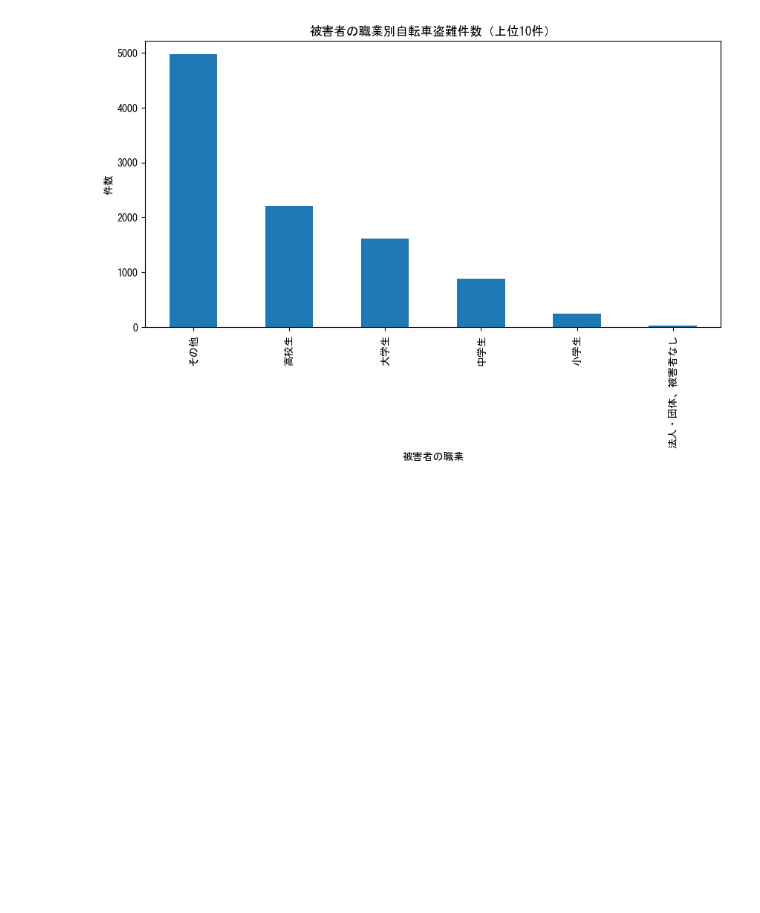
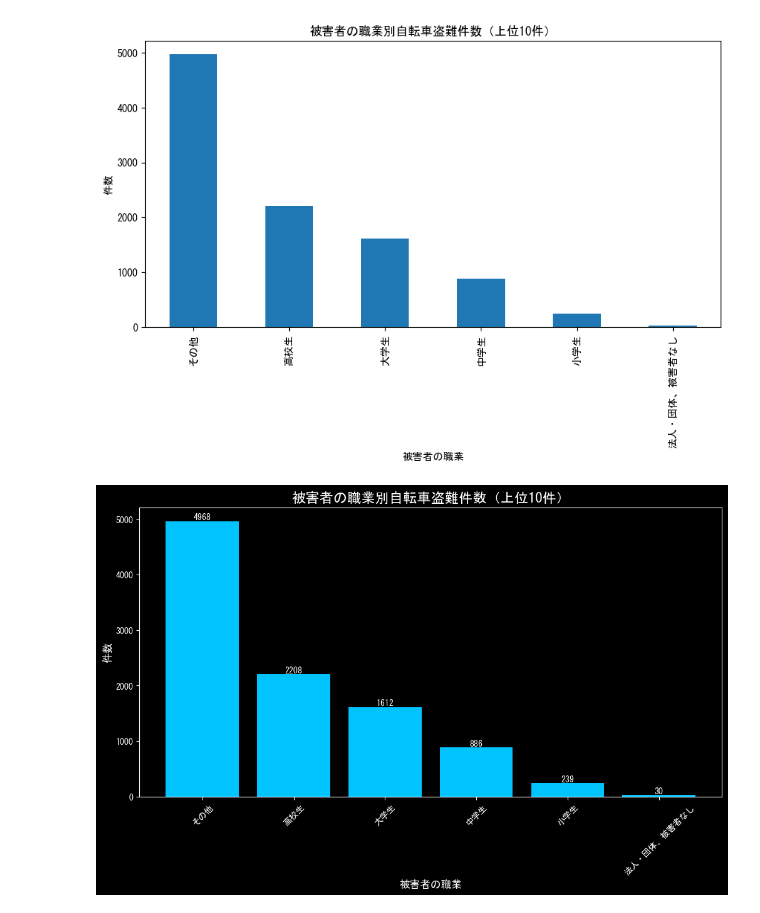
Before and after one commit to a250857y-code/me, a Jupyter notebook: week8/jitensha.ipynb, the cells around one changed output. Saved outputs shown, nothing was run; the diff lists cells and outputs as text; code cells hidden in the pictures; blank space fills up the shorter version.

```diff
--- a/week8/jitensha.ipynb
+++ b/week8/jitensha.ipynb
@@ -150,3 +150,26 @@ plt.title('被害者の職業別自転車盗難件数（上位10件）')
 plt.show()
 # %% [output]
 [figure]
+# %%
+import matplotlib.pyplot as plt
+plt.style.use('dark_background')   # 黒背景
+
+plt.rcParams['font.family'] = 'MS Gothic'
+
+occupation_counts = df['被害者の職業'].value_counts().head(10)
+
+plt.figure(figsize=(12,6))
+bars = plt.bar(occupation_counts.index, occupation_counts.values, color='#00c3ff')
+
+# 上に数字を表示
+for bar in bars:
+    plt.text(bar.get_x() + bar.get_width()/2, bar.get_height(),
+             f'{bar.get_height()}', ha='center', va='bottom', fontsize=10)
+
+plt.title('被害者の職業別自転車盗難件数（上位10件）', fontsize=16, color='white')
+plt.xlabel('被害者の職業', fontsize=12)
+plt.ylabel('件数', fontsize=12)
+plt.xticks(rotation=45)
+plt.show()
+# %% [output]
+[figure, added]
```
Also changed, not shown: parts of 1 cell of this notebook.
